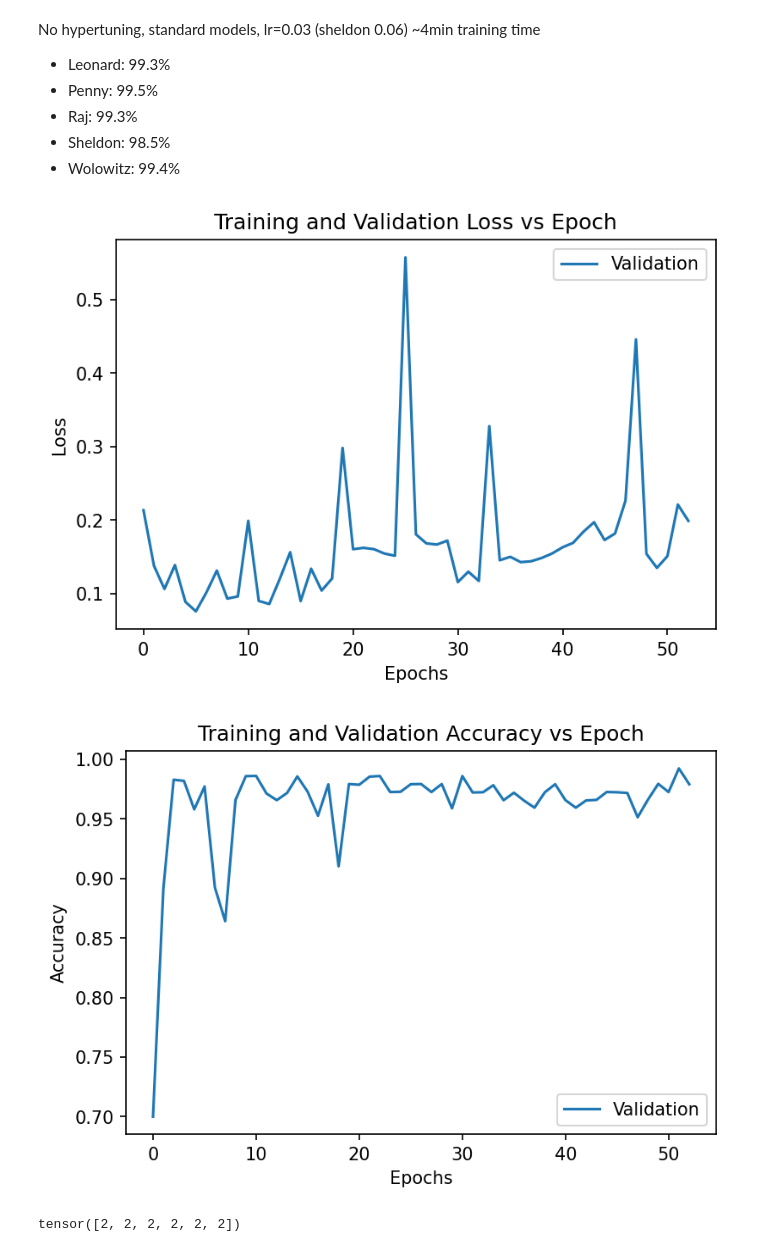
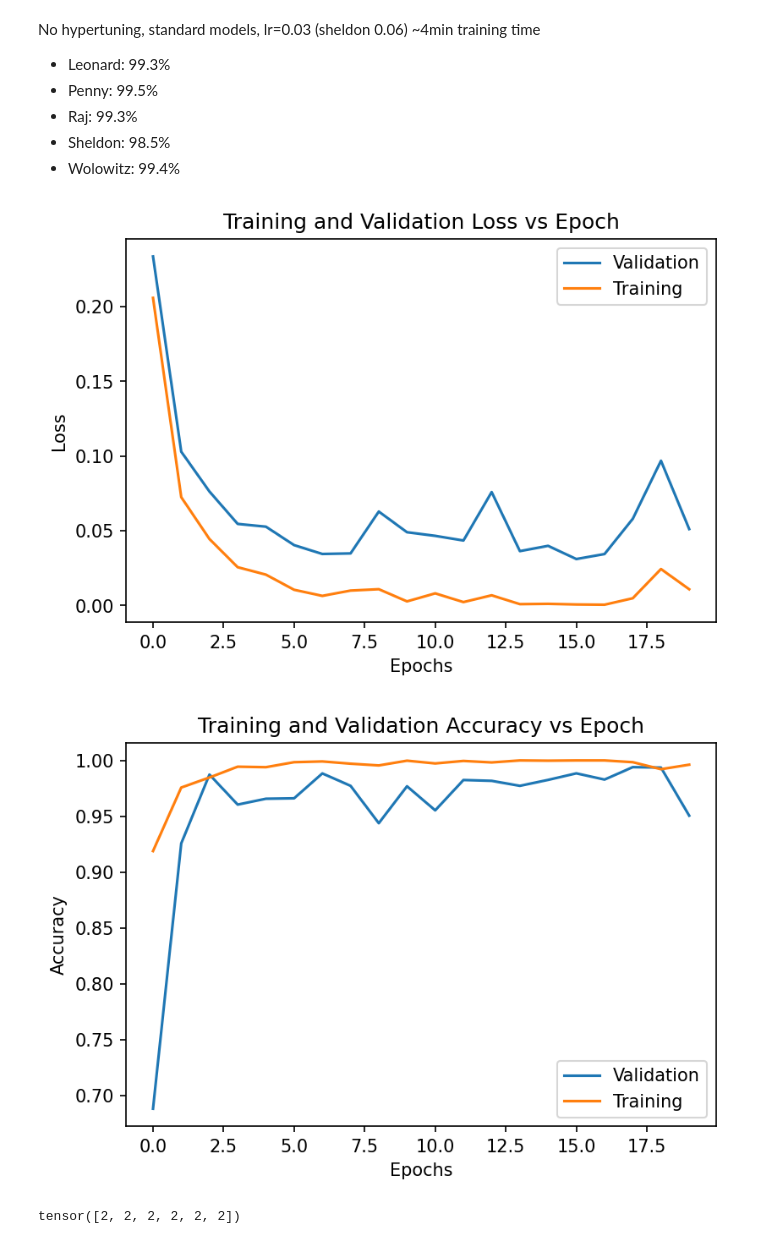
Before and after one commit to ece324-2020/FaceTime, a Jupyter notebook: notebook.ipynb, the cells around one changed output. Saved outputs shown, nothing was run; the diff lists cells and outputs as text; code cells hidden in the pictures.

```diff
--- a/notebook.ipynb
+++ b/notebook.ipynb
@@ -30,7 +30,7 @@ random.seed(seed)
 import matplotlib as mpl
 mpl.rcParams['figure.dpi'] = 150
 
-batch_size = 32
+batch_size = 64
 img_size = 180
 
 if torch.cuda.is_available():
@@ -321,14 +335,16 @@ def evaluate(model, v, show, loss_fnc, desired=False, sensitivity=False):
             if show:
                 for i in range(len(predicted)):
                     if predicted[i] != labels[i]:
-
                         imshow(images[i])
 
+#                         imshow(torchvision.utils.make_grid(imm))
 
-                        plt.imshow(torchvision.utils.make_grid(images[i].reshape(180, 180, 3))) #.reshape(60, 60, 3)
-                        plt.show()
 
-                        print ("predicted:", lookup[predicted[i]], "is", lookup[labels[i]])
+#                         plt.imshow(torchvision.utils.make_grid(images[i].reshape(180, 180, 3))) #.reshape(60, 60, 3)
+#                         plt.show()
+
+                        print (">>>>>>", lookup[predicted[i]])
+                        print ("Truth:", lookup[labels[i]])
 
     if sensitivity:
         return TPs/(TPs+FNs), vloss.item()/len(v)
@@ -446,7 +470,7 @@ evaluate(model, test_loader, False, loss_fnc)
 # %%
 # {'Extra': 0, 'Leonard': 1, 'Other': 2, 'Penny': 3, 'Raj': 4, 'Sheldon': 5, 'Wolowitz': 6}
 
-desired =  5
+desired =  4
 fulldataset = load_fulldata(img_size, desired)
 print (fulldataset)
 train_loader, valid_loader, test_loader = get_loaders(fulldataset)
@@ -536,18 +561,17 @@ if torch.cuda.is_available():
     model = model.cuda()
 
 
-lr = 0.002 # 96.6%
-optimizer = optim.SGD(model.parameters(), lr=0.03, momentum=0.9)
+lr = 0.0004 # 96.6%
+optimizer = optim.SGD(model.parameters(), lr=0.01, momentum=0.9)
 
 
 # optimizer = optim.Adam(model.parameters(), lr=lr)
 loss_fnc = nn.CrossEntropyLoss().cuda()
+# loss_fnc = nn.BCELoss().cuda()
 
 # loss_fnc = nn.MSELoss().cuda()
 
-# loss_fnc = nn.BCELoss().cuda()
-
-epochs = 100
+epochs = 20
 
 
 losses = []
@@ -574,6 +598,8 @@ for epoch in range(epochs):
         outputs = model(inputs.type(torch.cuda.FloatTensor))
         labels = labels.type(torch.cuda.LongTensor)
 
+#         print (outputs.shape, labels.shape)
+
         loss = loss_fnc(input=outputs.squeeze(), target=labels)
 
         loss.backward()
@@ -583,21 +609,21 @@ for epoch in range(epochs):
         model.eval()
         vacc, vloss = evaluate(model, valid_loader, False, loss_fnc, sensitivity=True)
 
-#         acc, tloss = evaluate(model, train_loader, False, loss_fnc)
+        acc, tloss = evaluate(model, train_loader, False, loss_fnc)
         model.train()
-#         model.train()
-#         accs.append(acc)
-#         tlosses.append(tloss)
+
+        accs.append(acc)
+        tlosses.append(tloss)
         vaccs.append(vacc)
 #         losses.append(loss)
         vlosses.append(vloss)
 
-#         print('[%d, %.1f] tloss: %.4f, tacc: %.1f' % (epoch + 1, time()-start, tloss, acc*100))
-        if vacc > best_vacc:
+        print('[%d, %.1f] tloss: %.4f, tacc: %.1f' % (epoch + 1, time()-start, tloss, acc*100))
+        if vacc >= best_vacc:
             best_vacc = vacc
-            print('[%d, %.1f] loss: %.4f, acc: %.1f **********' % (epoch + 1, time()-start, vloss, vacc*100))
+            print('[%d, %.1f] >>>>>>>>>> loss: %.4f, acc: %.1f **********' % (epoch + 1, time()-start, vloss, vacc*100))
         else:
-            print('[%d, %.1f] loss: %.4f, acc: %.1f' % (epoch + 1, time()-start, vloss, vacc*100))
+            print('[%d, %.1f] >>>>>>>>>> loss: %.4f, acc: %.1f' % (epoch + 1, time()-start, vloss, vacc*100))
 
 print ("Batch size", batch_size)
 print('Total Time:', time()-start)
@@ -656,19 +714,19 @@ No hypertuning, standard models, lr=0.03 (sheldon 0.06)
 # %%
 nRec = range(len(vlosses))
 plt.plot(nRec, vlosses, label="Validation")
-# plt.plot(nRec, tlosses, label="Training")
+plt.plot(nRec, tlosses, label="Training")
 plt.title("Training and Validation Loss vs Epoch")
 plt.xlabel("Epochs")
 plt.ylabel("Loss")
 plt.legend()
 plt.savefig('Loss.jpg')
 plt.show()
 # %% [output]
-[figure, old version]
+[figure, new version]
 # %%
 nRec = range(len(vaccs))
 plt.plot(nRec, vaccs, label="Validation")
-# plt.plot(nRec, accs, label="Training")
+plt.plot(nRec, accs, label="Training")
 plt.title("Training and Validation Accuracy vs Epoch")
 plt.xlabel("Epochs")
 plt.ylabel("Accuracy")
@@ -676,7 +734,7 @@ plt.legend()
 plt.savefig('Accuracy.jpg')
 plt.show()
 # %% [output]
-[figure, old version]
+[figure, new version]
 # %%
 twos = torch.ones([6], dtype=torch.long) + 1
 twos
```
Also changed, not shown: parts of 17 cells of this notebook.
